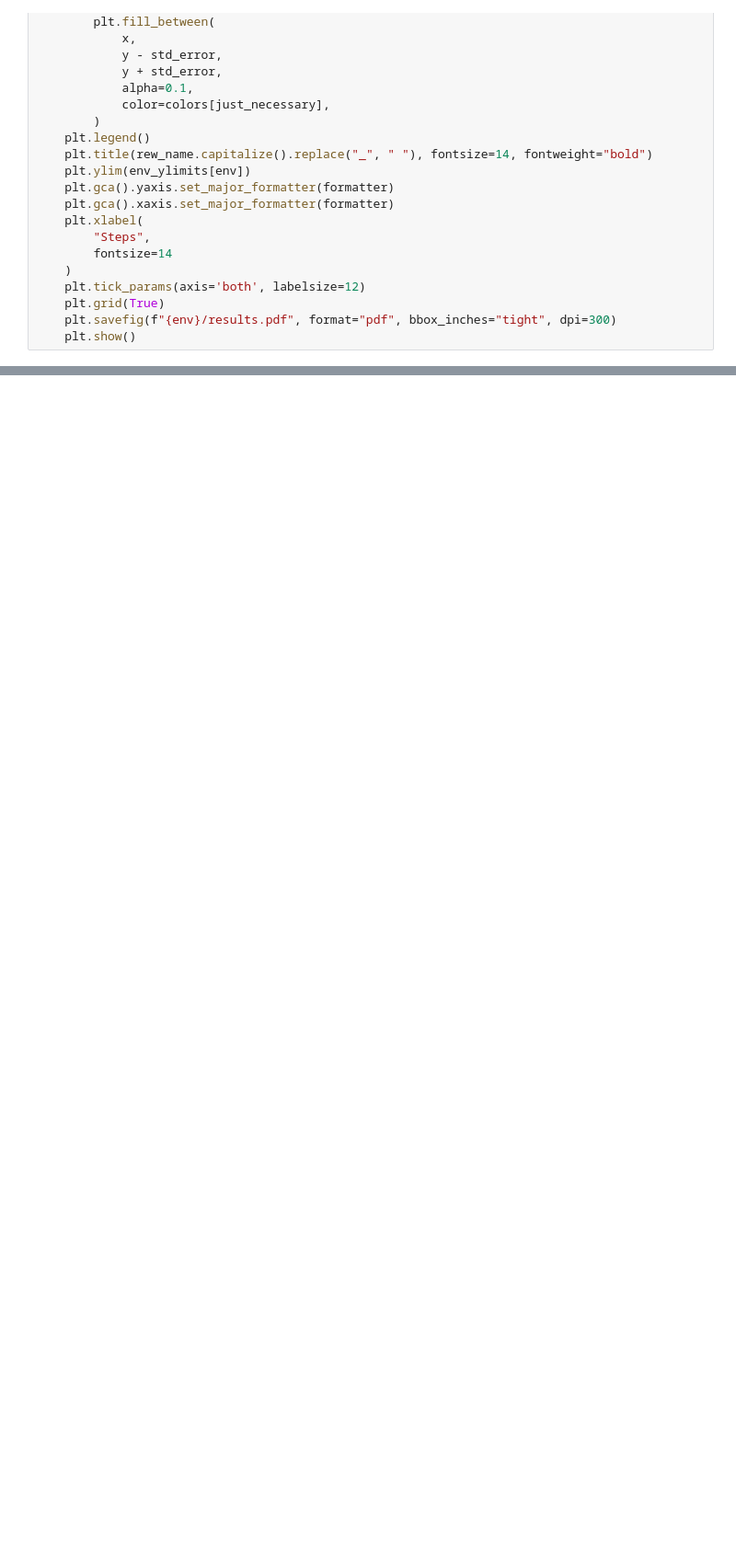
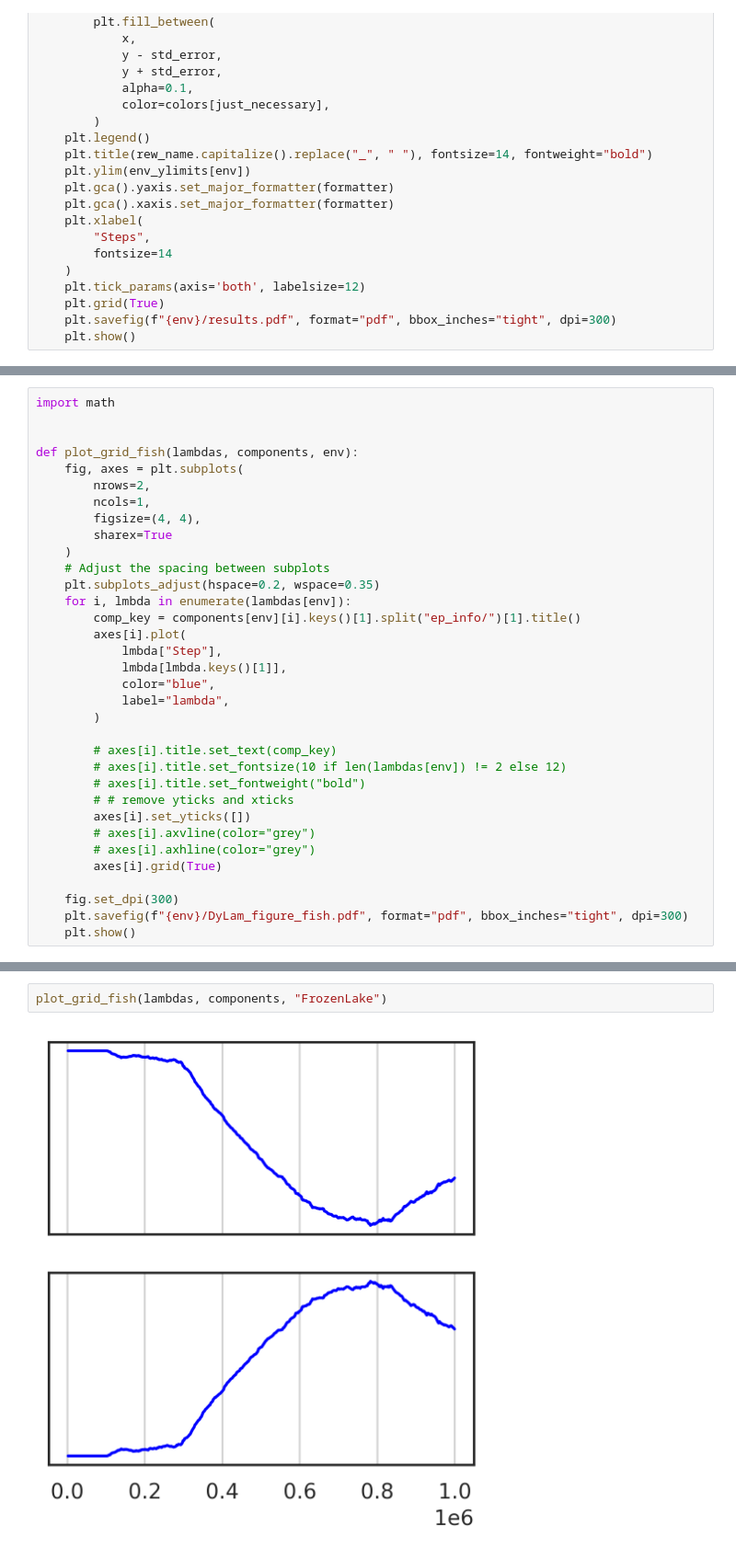
Before and after one commit to goncamateus/agents, a Jupyter notebook: result_analysis/result_analysis.ipynb, the cells around one changed output, grey strips where cells are left out. Shown at 92% size. Saved outputs shown, nothing was run; the diff lists cells and outputs as text; blank space fills up the shorter version.

```diff
--- a/result_analysis/result_analysis.ipynb
+++ b/result_analysis/result_analysis.ipynb
@@ -215,6 +229,40 @@ def plot_grid(lambdas, components, env):
         axes[1, 0].set_position([left, bottom, width, height])
     plt.savefig(f"{env}/DyLam_analysis.pdf", format="pdf", bbox_inches="tight", dpi=300)
     plt.show()
+# %%
+import math
+
+
+def plot_grid_fish(lambdas, components, env):
+    fig, axes = plt.subplots(
+        nrows=2,
+        ncols=1,
+        figsize=(4, 4),
+        sharex=True
+    )
+    # Adjust the spacing between subplots
+    plt.subplots_adjust(hspace=0.2, wspace=0.35)
+    for i, lmbda in enumerate(lambdas[env]):
+        comp_key = components[env][i].keys()[1].split("ep_info/")[1].title()
+        axes[i].plot(
+            lmbda["Step"],
+            lmbda[lmbda.keys()[1]],
+            color="blue",
+            label="lambda",
+        )
+
+        # axes[i].title.set_text(comp_key)
+        # axes[i].title.set_fontsize(10 if len(lambdas[env]) != 2 else 12)
+        # axes[i].title.set_fontweight("bold")
+        # # remove yticks and xticks
+        axes[i].set_yticks([])
+        # axes[i].axvline(color="grey")
+        # axes[i].axhline(color="grey")
+        axes[i].grid(True)
+
+    fig.set_dpi(300)
+    plt.savefig(f"{env}/DyLam_figure_fish.pdf", format="pdf", bbox_inches="tight", dpi=300)
+    plt.show()
 # %%
 for env in environments:
     plot_results(env, results)
@@ -232,0 +283,4 @@ for env in environments:
+# %%
+plot_grid_fish(lambdas, components, "FrozenLake")
+# %% [output]
+[figure, added]
```
Also changed, not shown: parts of 4 cells of this notebook, 13 other files.
